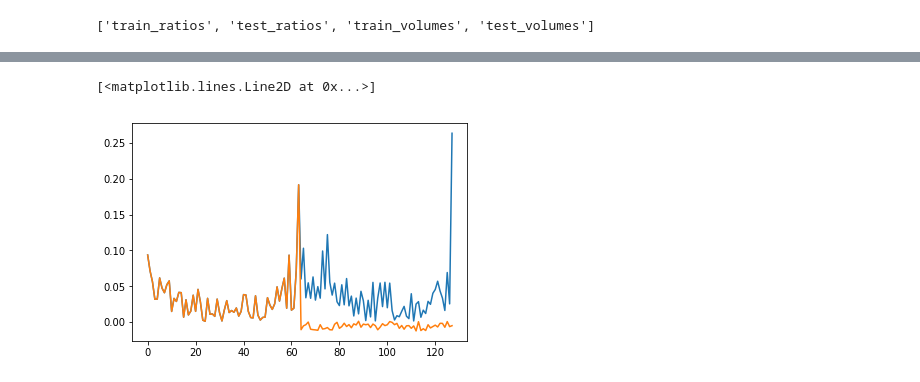
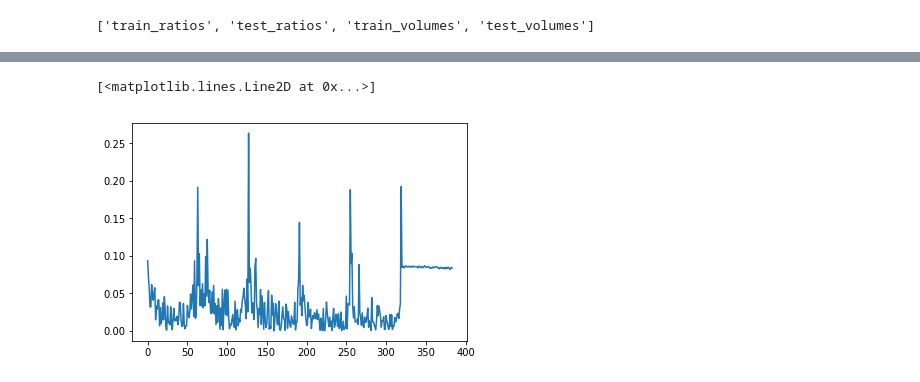
Before and after one commit to emilyj19/TS, a Jupyter notebook: SQF_RNN_model.ipynb, the cells around one changed output, grey strips where cells are left out. Cells and saved outputs as stored; diff of their text form; code cells hidden in the pictures.

```diff
--- a/SQF_RNN_model.ipynb
+++ b/SQF_RNN_model.ipynb
@@ -244,5 +241,27 @@ train_data_covs = torch.FloatTensor(covars)
+# %%
+training_vol = create_train_vols_data(train_vols[:,:-int(T/64)], number_series, T, number_windows)
+covars_training_data = np.zeros((number_series, number_windows, T, len(special_bins)+2))
+
+for i in range(number_series):
+  covars = new_create_covariate_data(training_vol[i], 64, special_bins)
+  covars_training_data[i] = covars
+
+
+covars_train_data = torch.FloatTensor(covars_training_data)
+# %%
+test_volume = train_vols[0:number_series].reshape((number_series,-1))
+
+norm_test_vols = np.zeros(test_volume.shape)
+for i in range(number_series):
+  norm_test_vols[i] = test_volume[i]/np.amax(train_vols[i])
+
+new_test_data = norm_test_vols[:,-T:]
+
+covars_test_data = new_create_covariate_data(new_test_data, 64, [0,31,32,63])
+
+covars_test_data = torch.FloatTensor(covars_test_data)
 # %%
-encoder = Encoder(65, hidden_units, batch_size, 1, num_lstm_layers)
+encoder = Encoder(6, hidden_units, batch_size, 1, num_lstm_layers)
 print(encoder)
 # %% [output]
 Encoder(
@@ -341 +347,14 @@ input_test_data = input_test_data[0]
+# %%
+test_vol = test_vols[0:number_series].reshape((number_series,-1))
+
+norm_test_vols = np.zeros(test_vol.shape)
+for i in range(number_series):
+  norm_test_vols[i] = test_vol[i]/np.amax(test_vols[i])
+
+new_test_data = norm_test_vols[:,:T+pred_length]
+
+covars_test_data = new_create_covariate_data(new_test_data, 64, [0,31,32,63])
+
+covars_test_data = torch.FloatTensor(covars_test_data)
+input_test_data = covars_test_data
 # %%
@@ -386,6 +404,5 @@ array([0.02932895, 0.03231969, 0.02387534, 0.02896571, 0.02239065,
 # %%
-plt.plot(actual_test_data_norm)
-plt.plot(paths[12])
+plt.plot(paths[0].mean(0))
 # %% [output]
 [<matplotlib.lines.Line2D at 0x...>]
-[figure, old version]
+[figure, new version]
```
Also changed, not shown: parts of 24 cells of this notebook.
